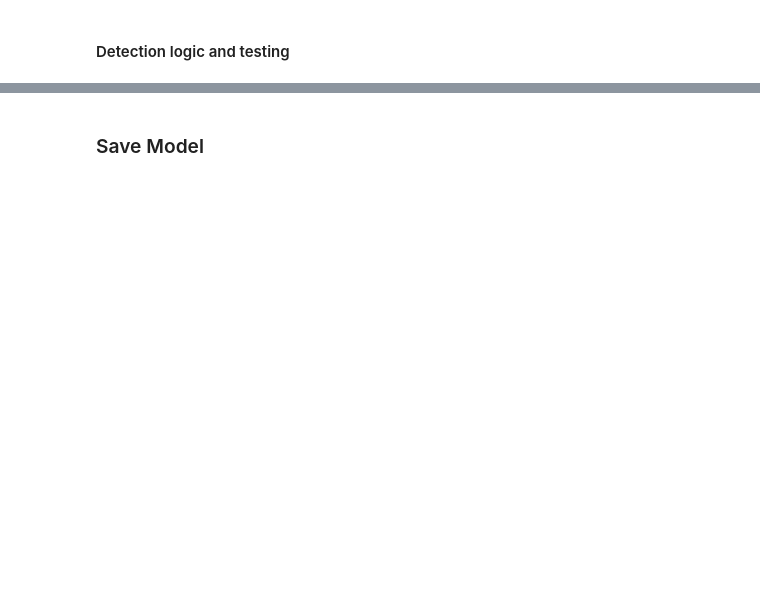
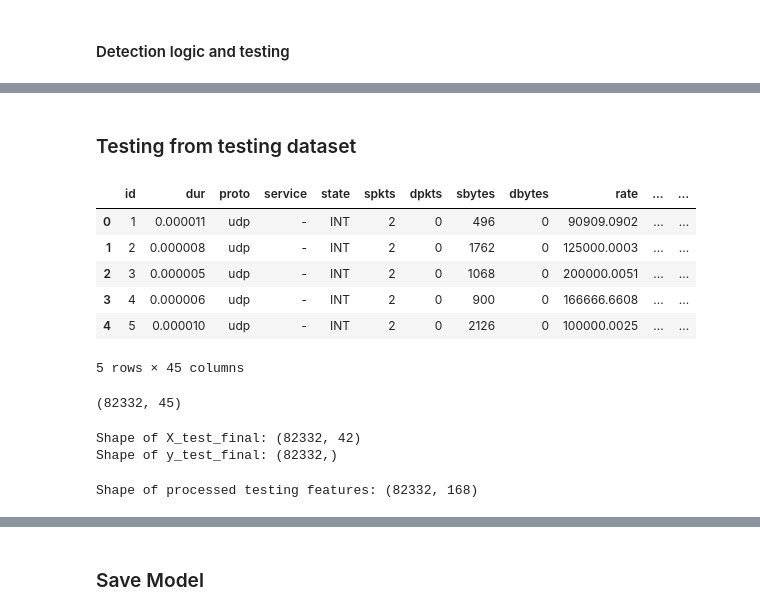
Before and after one commit to rodgerrashan/FlowGuard, a Jupyter notebook: detectionModel/notebooks/AE_training_FYP.ipynb, the cells around one changed output, grey strips where cells are left out. Saved outputs shown, nothing was run; the diff lists cells and outputs as text; code cells hidden in the pictures; blank space fills up the shorter version.

```diff
--- a/detectionModel/notebooks/AE_training_FYP.ipynb
+++ b/detectionModel/notebooks/AE_training_FYP.ipynb
@@ -472,0 +501,42 @@ ROC-AUC: 0.8335676859946348
+# %% [markdown]
+### Testing from testing dataset
+# %%
+testing_filepath = "/content/drive/MyDrive/FYP/Data/UNSW NB15/UNSW_NB15_testing-set.csv"
+df_test = pd.read_csv(testing_filepath)
+df_test.head()
+# %% [output]
+|  | id | dur | proto | service | state | spkts | dpkts | sbytes | dbytes | rate | ... | ... |
+| 0 | 1 | 0.000011 | udp | - | INT | 2 | 0 | 496 | 0 | 90909.0902 | ... | ... |
+| 1 | 2 | 0.000008 | udp | - | INT | 2 | 0 | 1762 | 0 | 125000.0003 | ... | ... |
+| 2 | 3 | 0.000005 | udp | - | INT | 2 | 0 | 1068 | 0 | 200000.0051 | ... | ... |
+| 3 | 4 | 0.000006 | udp | - | INT | 2 | 0 | 900 | 0 | 166666.6608 | ... | ... |
+| 4 | 5 | 0.000010 | udp | - | INT | 2 | 0 | 2126 | 0 | 100000.0025 | ... | ... |
+5 rows × 45 columns
+# %%
+cleaned_df_test = clean_data(df_test)
+cleaned_df_test.columns = cleaned_df_test.columns.str.strip()
+
+print(cleaned_df_test.shape)
+# %% [output]
+(82332, 45)
+# %%
+df_test_processed = cleaned_df_test.drop(['id', 'attack_cat'], axis=1)
+
+y_test_final = df_test_processed['label']
+X_test_final = df_test_processed.drop(columns = ['label'])
+
+print(f"Shape of X_test_final: {X_test_final.shape}")
+print(f"Shape of y_test_final: {y_test_final.shape}")
+# %% [output]
+Shape of X_test_final: (82332, 42)
+Shape of y_test_final: (82332,)
+# %%
+X_cat_test = encoder.transform(X_test_final[categorical_cols])
+X_cat_test = pd.DataFrame(X_cat_test, columns=encoder.get_feature_names_out(categorical_cols), index=X_test_final.index)
+
+X_num_test_filtered = X_test_final[relevant_features]
+
+X_test_processed = pd.concat([X_num_test_filtered, X_cat_test], axis=1)
+print(f"Shape of processed testing features: {X_test_processed.shape}")
+# %% [output]
+Shape of processed testing features: (82332, 168)
```
Also changed, not shown: parts of 14 cells of this notebook.
